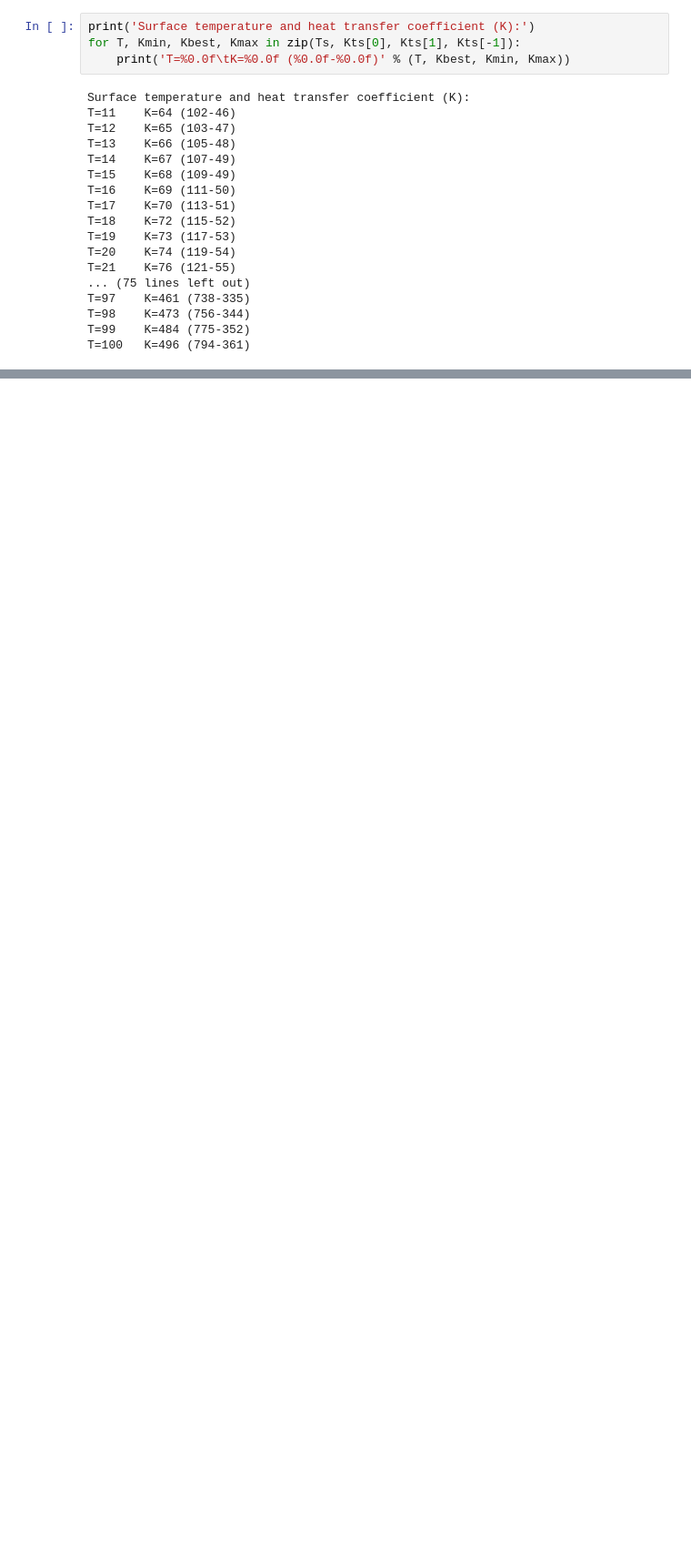
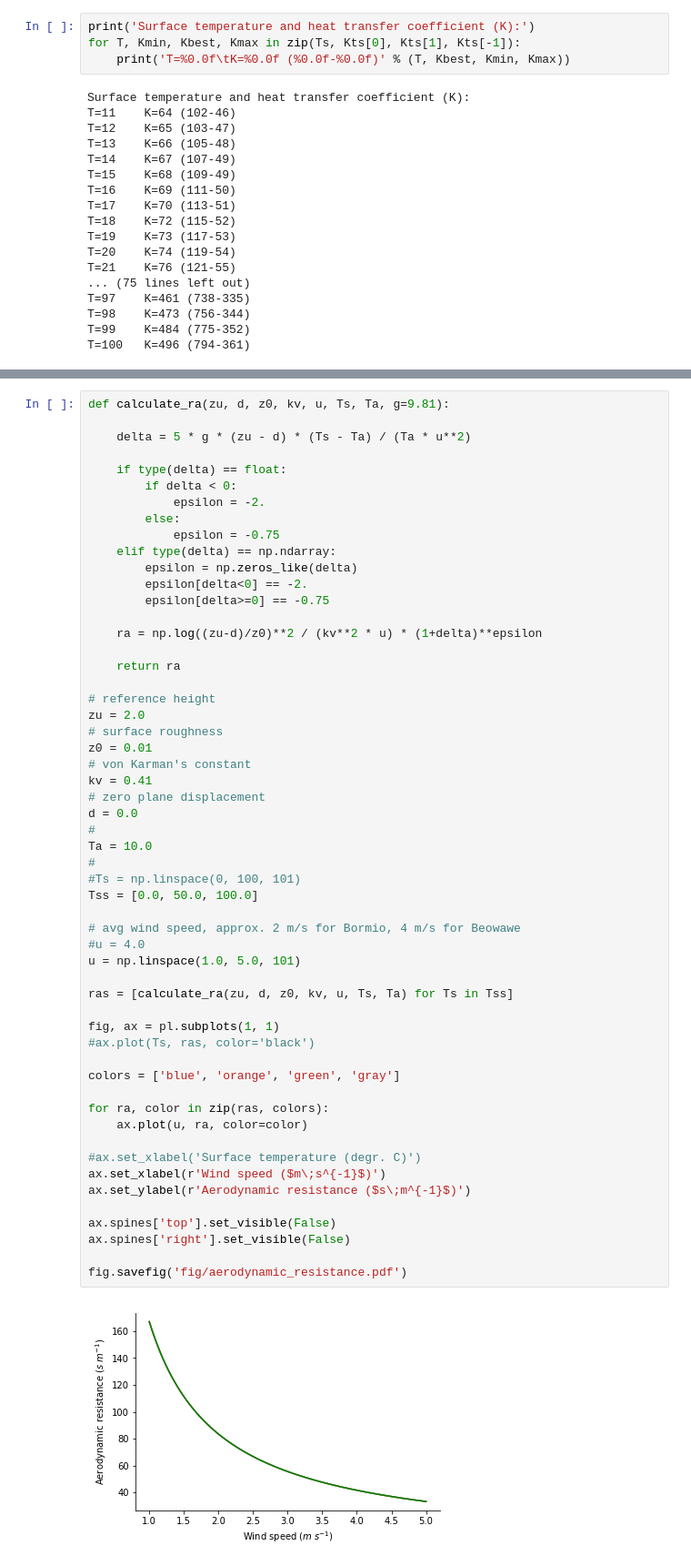
Before and after one commit to ElcoLuijendijk/beo, a Jupyter notebook: notebooks/calculate_heat_transfer_coefficient.ipynb, the cells around one changed output, grey strips where cells are left out. Shown at 91% size. Cells and saved outputs as stored; diff of their text form; blank space fills up the shorter version.

```diff
--- a/notebooks/calculate_heat_transfer_coefficient.ipynb
+++ b/notebooks/calculate_heat_transfer_coefficient.ipynb
@@ -166,0 +179,57 @@ T=100   K=496 (794-361)
+# %%
+def calculate_ra(zu, d, z0, kv, u, Ts, Ta, g=9.81):
+
+    delta = 5 * g * (zu - d) * (Ts - Ta) / (Ta * u**2)
+
+    if type(delta) == float:
+        if delta < 0:
+            epsilon = -2.
+        else:
+            epsilon = -0.75
+    elif type(delta) == np.ndarray:
+        epsilon = np.zeros_like(delta)
+        epsilon[delta<0] == -2.
+        epsilon[delta>=0] == -0.75
+
+    ra = np.log((zu-d)/z0)**2 / (kv**2 * u) * (1+delta)**epsilon
+
+    return ra
+
+# reference height
+zu = 2.0
+# surface roughness
+z0 = 0.01
+# von Karman's constant
+kv = 0.41
+# zero plane displacement
+d = 0.0
+#
+Ta = 10.0
+#
+#Ts = np.linspace(0, 100, 101)
+Tss = [0.0, 50.0, 100.0]
+
+# avg wind speed, approx. 2 m/s for Bormio, 4 m/s for Beowawe
+#u = 4.0
+u = np.linspace(1.0, 5.0, 101)
+
+ras = [calculate_ra(zu, d, z0, kv, u, Ts, Ta) for Ts in Tss]
+
+fig, ax = pl.subplots(1, 1)
+#ax.plot(Ts, ras, color='black')
+
+colors = ['blue', 'orange', 'green', 'gray']
+
+for ra, color in zip(ras, colors):
+    ax.plot(u, ra, color=color)
+
+#ax.set_xlabel('Surface temperature (degr. C)')
+ax.set_xlabel(r'Wind speed ($m\;s^{-1}$)')
+ax.set_ylabel(r'Aerodynamic resistance ($s\;m^{-1}$)')
+
+ax.spines['top'].set_visible(False)
+ax.spines['right'].set_visible(False)
+
+fig.savefig('fig/aerodynamic_resistance.pdf')
+# %% [output]
+[figure, added]
```
Also changed, not shown: parts of 3 cells of this notebook, 11 other files.
